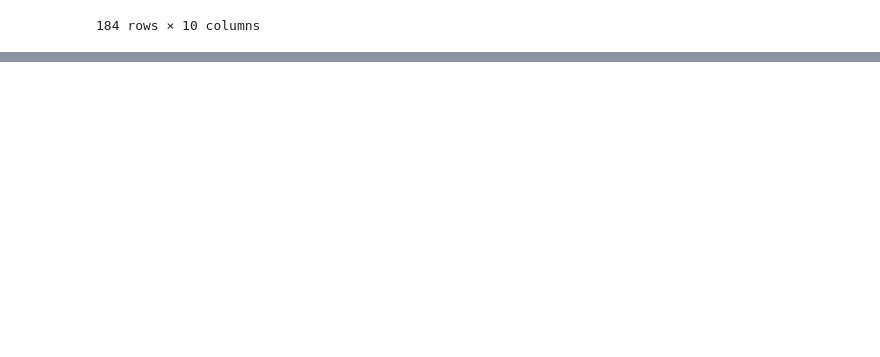
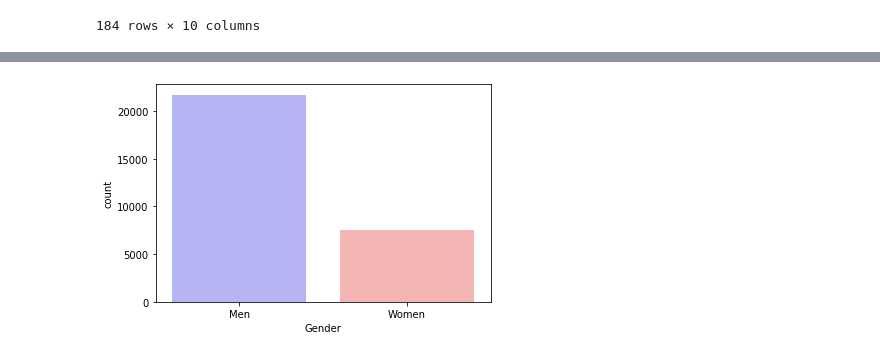
Before and after one commit to cidones/pandas-training, a Jupyter notebook: Challanges.ipynb, the cells around one changed output, grey strips where cells are left out. Saved outputs shown, nothing was run; the diff lists cells and outputs as text; code cells hidden in the pictures; blank space fills up the shorter version.

```diff
--- a/Challanges.ipynb
+++ b/Challanges.ipynb
@@ -131,0 +125,4 @@ sns.countplot()
+# %%
+sns.countplot(data=oo, x='Gender', palette='bwr');
+# %% [output]
+[figure, added]
```
Also changed, not shown: parts of 11 cells of this notebook, 1 other file.
